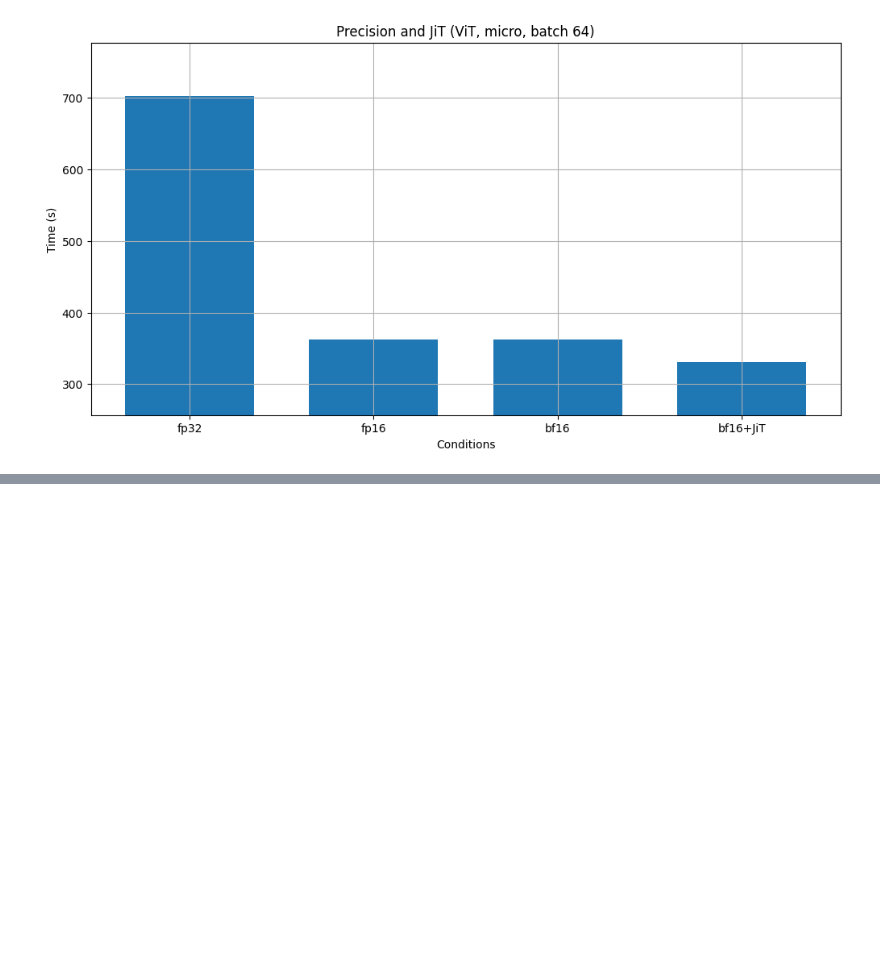
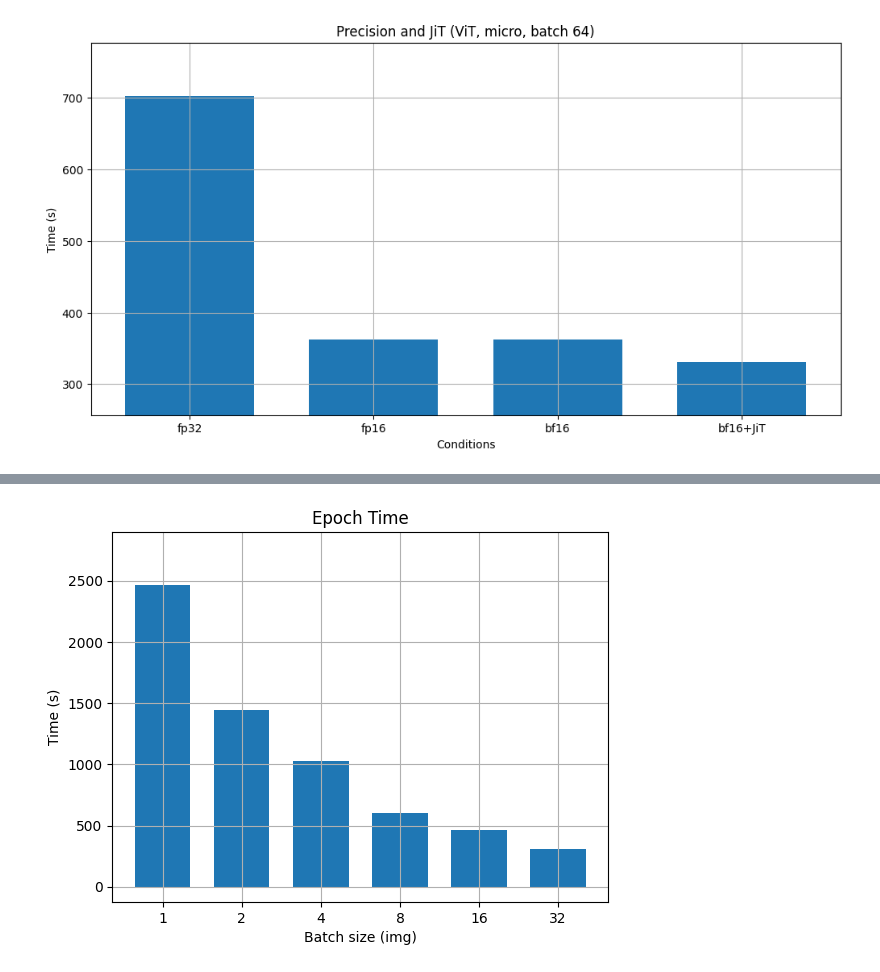
Before and after one commit to AUBERTIERThomas/SA-MIRI, a Jupyter notebook: Ph-Pi/11-X.ipynb, the cells around one changed output, grey strips where cells are left out. Saved outputs shown, nothing was run; the diff lists cells and outputs as text; code cells hidden in the pictures; blank space fills up the shorter version.

```diff
--- a/Ph-Pi/11-X.ipynb
+++ b/Ph-Pi/11-X.ipynb
@@ -119,0 +136,7 @@ plot_final(id, time, "Precision and JiT (ViT, micro, batch 64)",w=0.7)
+# %%
+GPU = [1,2,4,8,16,32]
+time = [2465,1446,1027,600,463,309]
+
+plot_epoch_time(GPU, time)
+# %% [output]
+[figure, added]
```
Also changed, not shown: parts of 4 cells of this notebook, 14 other files.
